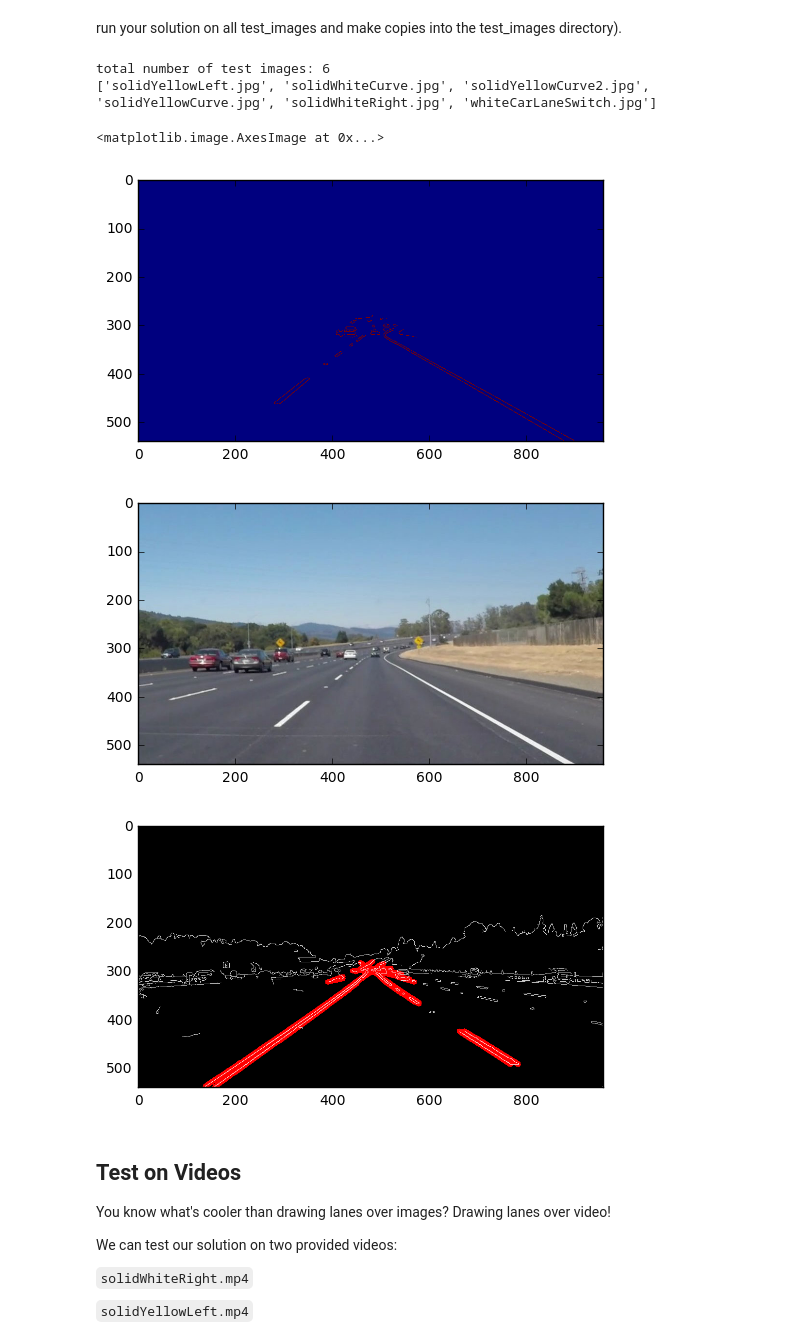
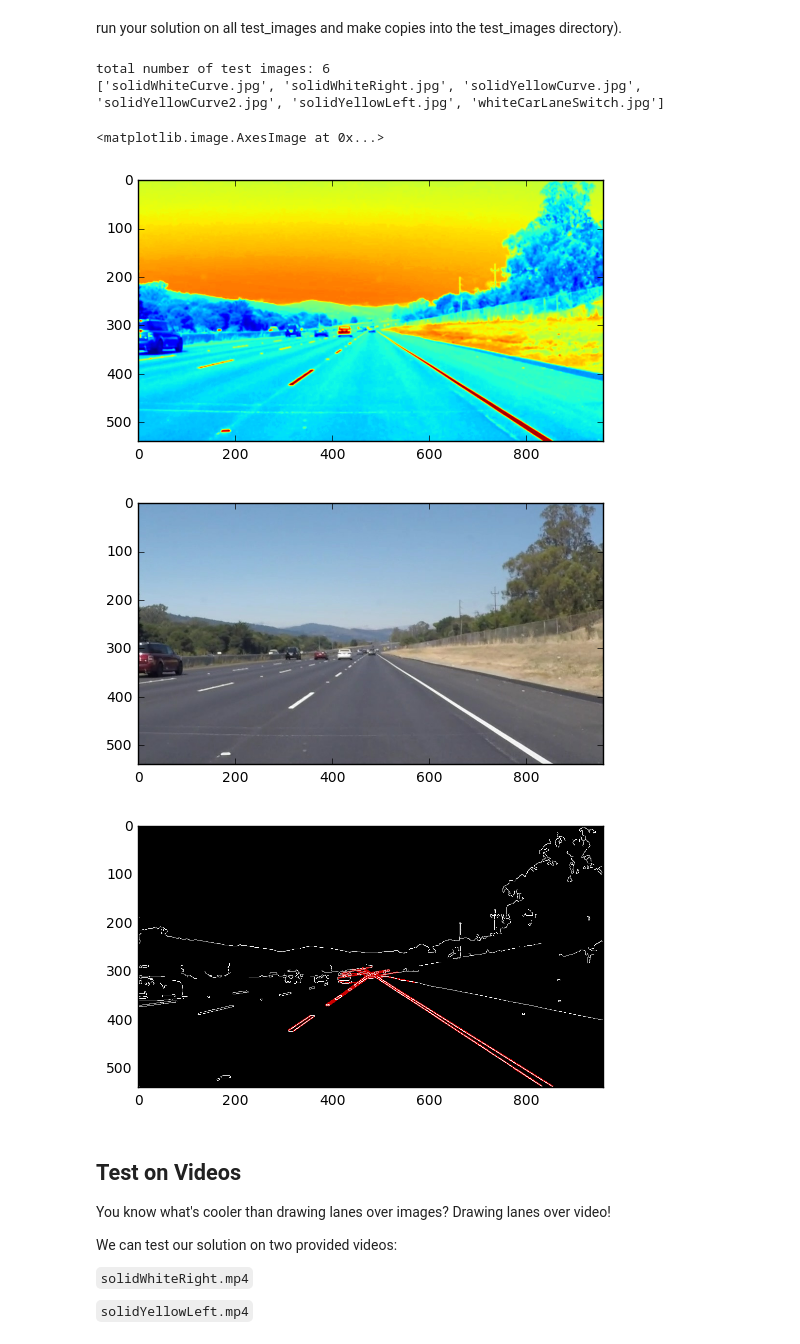
Before and after one commit to kaixinguor/CarND-LaneLines-P1, a Jupyter notebook: P1.ipynb, the cells around one changed output. Drawn from its saved outputs; the diff is of its cells as text; code cells hidden in the pictures.

```diff
--- a/P1.ipynb
+++ b/P1.ipynb
@@ -192,7 +192,7 @@ kernel_size = 5 # Must be an odd number (3, 5, 7...)
 blur_gray = gaussian_blur(gray, kernel_size)
 
 plt.figure()
-plt.imshow(masked_edges)
+plt.imshow(blur_gray)
 
 # Canny edge detection
 low_threshold = 50
@@ -201,38 +201,38 @@ edges = canny(blur_gray, low_threshold, high_threshold)
 
 # region of interest
 imshape = image.shape
 vertices = np.array([[(40,imshape[0]),(imshape[1]*0.48, imshape[0]*0.52), \
                       (imshape[1]*0.52, imshape[0]*0.52), (imshape[1]-40,imshape[0])]], dtype=np.int32)
 masked_edges = region_of_interest(edges, vertices)
 
 
 
 # Hough transform
 rho = 1 # distance resolution in pixels of the Hough grid
 theta = 1*np.pi/180 # angular resolution in radians of the Hough grid
 threshold = 20     # minimum number of votes (intersections in Hough grid cell)
 min_line_len = 20 #minimum number of pixels making up a line
 max_line_gap = 20    # maximum gap in pixels between connectable line segments
 line_image = np.copy(image)*0 # creating a blank to draw lines on
 lines = hough_lines(masked_edges, rho, theta, threshold, min_line_len, max_line_gap)
 
 # Create a "color" binary image to combine with line image
 color_edges = np.dstack((edges, edges, edges))
 
 # Draw the lines on the edge image
-weighted_img(color_edges, line_image)
+lines_edges = weighted_img(color_edges, lines)
 
 plt.figure()
 plt.imshow(image,cmap='gray')
 plt.figure()
 plt.imshow(lines_edges)
 # %% [output]
 total number of test images: 6
-['solidYellowLeft.jpg', 'solidWhiteCurve.jpg', 'solidYellowCurve2.jpg', 'solidYellowCurve.jpg', 'solidWhiteRight.jpg', 'whiteCarLaneSwitch.jpg']
+['solidWhiteCurve.jpg', 'solidWhiteRight.jpg', 'solidYellowCurve.jpg', 'solidYellowCurve2.jpg', 'solidYellowLeft.jpg', 'whiteCarLaneSwitch.jpg']
 <matplotlib.image.AxesImage at 0x...>
-[figure, old version]
+[figure, new version]
-[figure, old version]
+[figure, new version]
-[figure, old version]
+[figure, new version]
 # %% [markdown]
 ## Test on Videos
 
```
Also changed, not shown: parts of 2 cells of this notebook.
